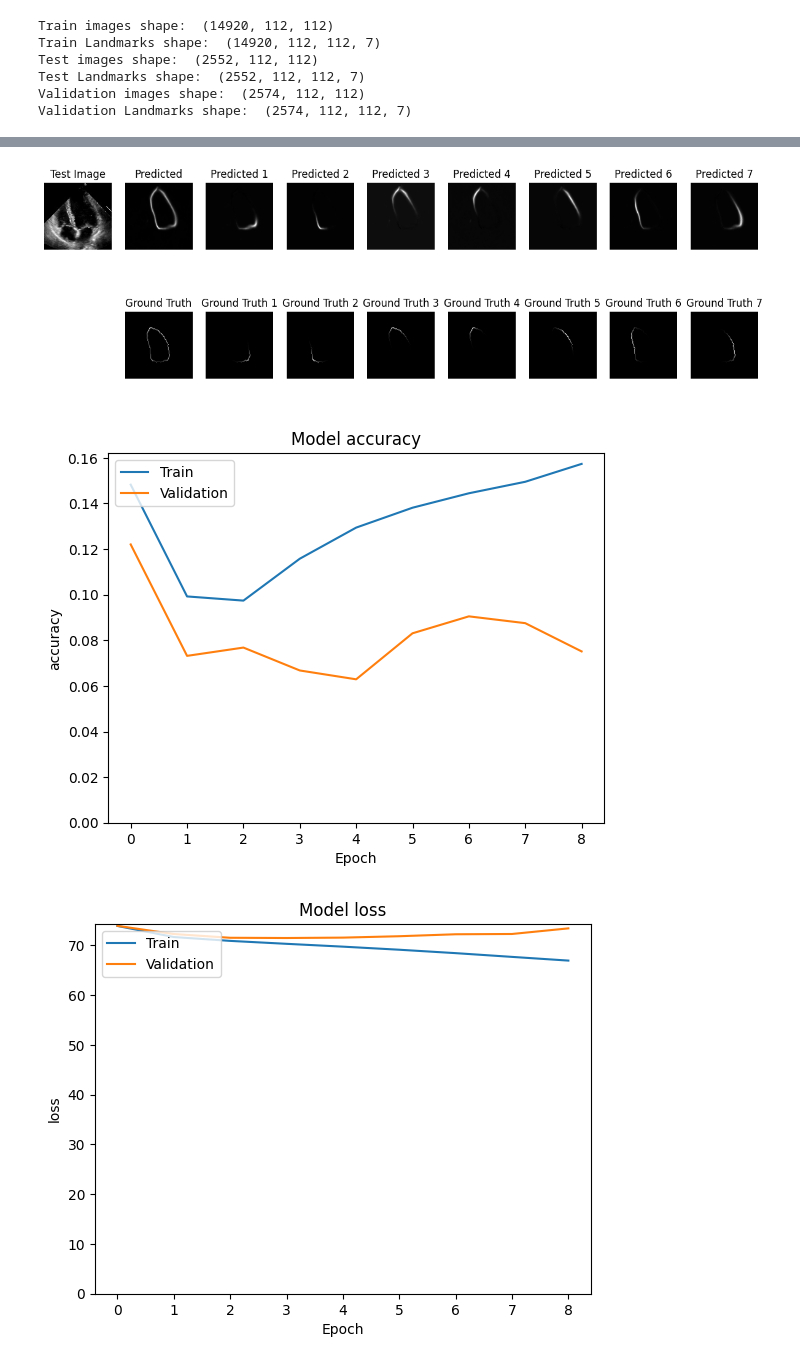
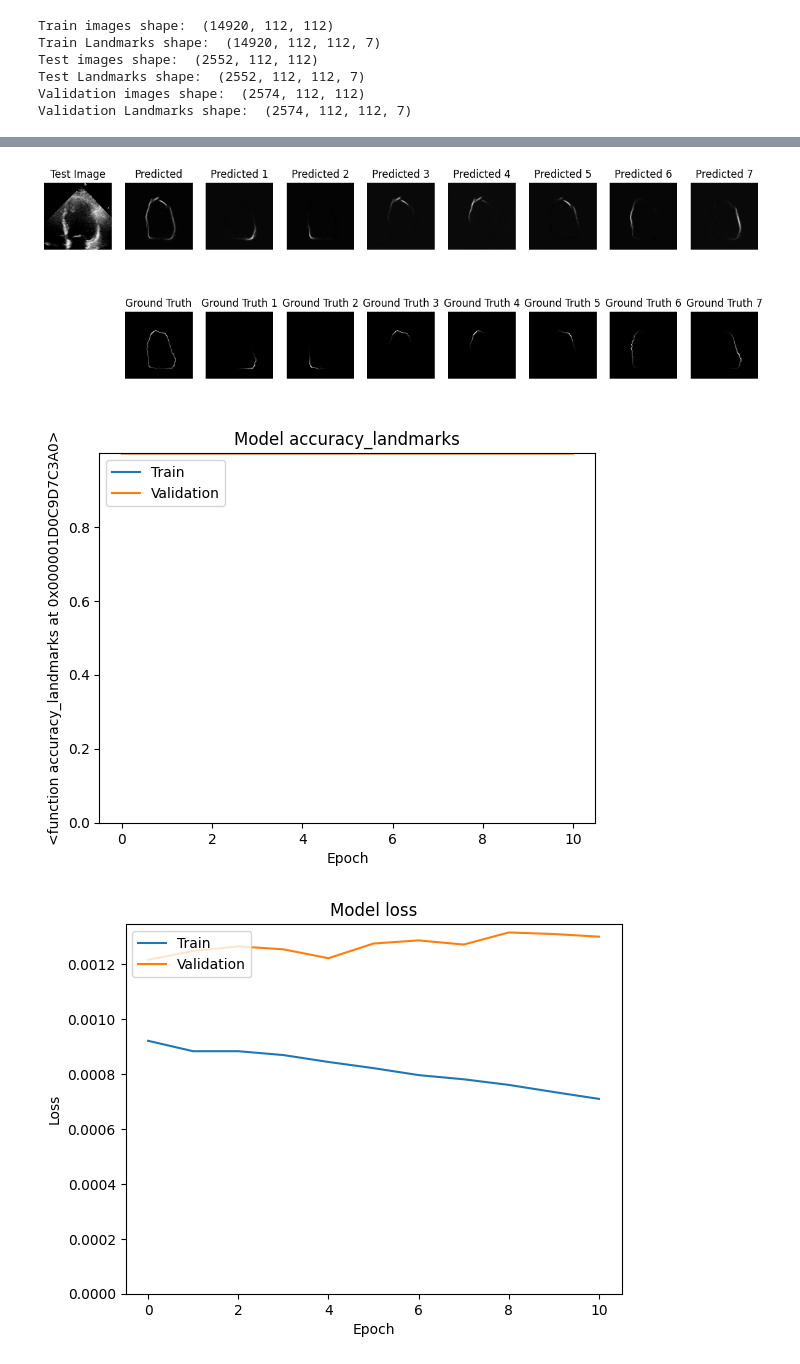
Before and after one commit to FernandoCerriteno/Deeplearning-for-ventricle-prediction, a Jupyter notebook: Landmarks/modelo_unet_landmarks.ipynb, the cells around one changed output, grey strips where cells are left out. Saved outputs shown, nothing was run; the diff lists cells and outputs as text; code cells hidden in the pictures.

Commit message:
Add landmark prediction images and metrics

```diff
--- a/Landmarks/modelo_unet_landmarks.ipynb
+++ b/Landmarks/modelo_unet_landmarks.ipynb
@@ -209,20 +209,3 @@ with tf.device('CPU'):
 
     test_dataset = tf.data.Dataset.from_tensor_slices((test_images, test_Landmarks))
     test_dataset = test_dataset.batch(BATCH_SIZE)
-# %%
-import tensorflow as tf
-
-loss_method = 'mean_squared_error'
-
-def dice_coefficient(y_true, y_pred):
-    smooth = 1.0
-    y_true_flat = tf.keras.backend.flatten(y_true)
-    y_pred_flat = tf.keras.backend.flatten(y_pred)
-    intersection = tf.keras.backend.sum(y_true_flat * y_pred_flat)
-    return (2.0 * intersection + smooth) / (tf.keras.backend.sum(y_true_flat) + tf.keras.backend.sum(y_pred_flat) + smooth)
-
-def dice_loss(y_true, y_pred):
-    return 1 - dice_coefficient(y_true, y_pred)
-
-# model.compile(optimizer=tf.keras.optimizers.Adam(), loss=dice_loss, metrics=[dice_coefficient, 'accuracy'])
-model.compile(optimizer=tf.keras.optimizers.Adam(learning_rate=0.001), loss=loss_method, metrics=['accuracy'])
@@ -229,7 +252,7 @@ model.compile(optimizer=tf.keras.optimizers.Adam(learning_rate=0.001), loss=loss
 # %%
 # Agregamos un callback para guardar el modelo cada 5 épocas y otro para detener el entrenamiento si no hay mejora en 10 épocas
 callbacks = [
-    tf.keras.callbacks.EarlyStopping(patience=5, mode='min', monitor='val_loss')
+    tf.keras.callbacks.EarlyStopping(patience=10, mode='min', monitor='val_loss'),
 ]
 
 # Entrenamos el modelo
@@ -270,7 +309,7 @@ with open(path_summary, 'w') as fp:
 path_metrics = '{}metrics.txt'.format(path)
 with open(path_metrics, 'w') as fp:
     fp.write('Test loss: {}\n'.format(evaluation[0]))
-    fp.write('Test accuracy: {}\n'.format(evaluation[1]))
+    fp.write('Test accuracy_landmarks: {}\n'.format(evaluation[1]))
     fp.write('Model optimizer: {}\n'.format(model.optimizer.__class__.__name__))
     fp.write('Model activation: {}\n'.format(model.layers[-1].activation.__name__))
     fp.write('Model learning rate: {}\n'.format(model.optimizer.lr.numpy()))
@@ -351,14 +390,23 @@ sample_predictions = [predictions[i] for i in sample_indices]
 visualize_landmarks(sample_images, sample_landmarks, sample_predictions)
 
 # Save plot images
-for i in ['accuracy', 'loss']:
-    plt.figure()
-    plt.plot(history.history[i])
-    plt.plot(history.history['val_{}'.format(i)])
-    plt.title('Model {}'.format(i))
-    plt.axis(ymin=0)
-    plt.ylabel(i)
-    plt.xlabel('Epoch')
-    plt.legend(['Train', 'Validation'], loc='upper left')
-    plt.savefig('{}{}.png'.format(path_plot_images, i))
+plt.figure()
+plt.plot(history.history['accuracy_landmarks'])
+plt.plot(history.history['val_accuracy_landmarks'])
+plt.title('Model accuracy_landmarks')
+plt.axis(ymin=0, ymax=1)
+plt.ylabel('accuracy_landmarks')
+plt.xlabel('Epoch')
+plt.legend(['Train', 'Validation'], loc='upper left')
+plt.savefig('{}{}.png'.format(path_plot_images, 'accuracy_landmarks'))
+
+plt.figure()
+plt.plot(history.history['loss'])
+plt.plot(history.history['val_loss'])
+plt.title('Model loss')
+plt.axis(ymin=0, ymax=1)
+plt.ylabel('Loss')
+plt.xlabel('Epoch')
+plt.legend(['Train', 'Validation'], loc='upper left')
+plt.savefig('{}loss.png'.format(path_plot_images))
 # %% [output]
@@ -370,3 +418,3 @@ for i in ['accuracy', 'loss']:
-[figure, old version]
+[figure, new version]
-[figure, old version]
+[figure, new version]
-[figure, old version]
+[figure, new version]
```
Also changed, not shown: parts of 5 cells of this notebook, 22 other files.
